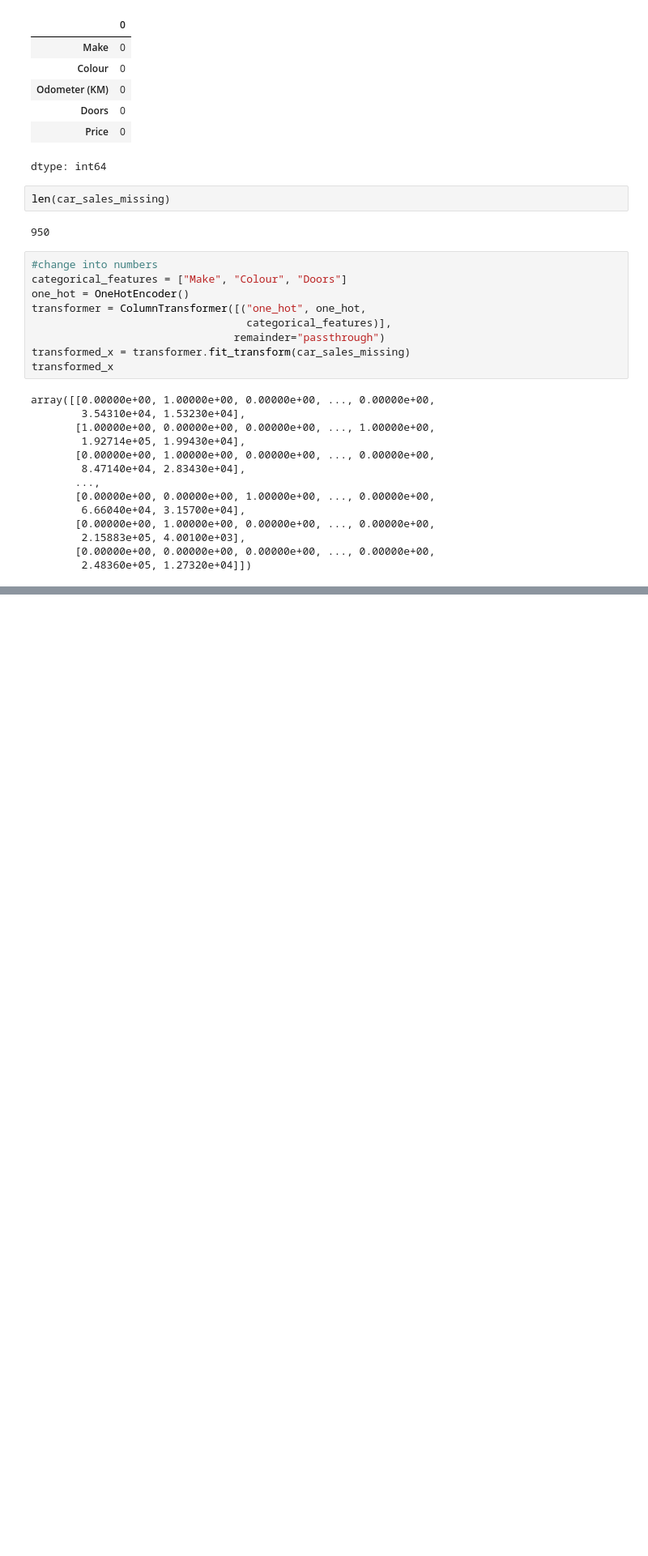
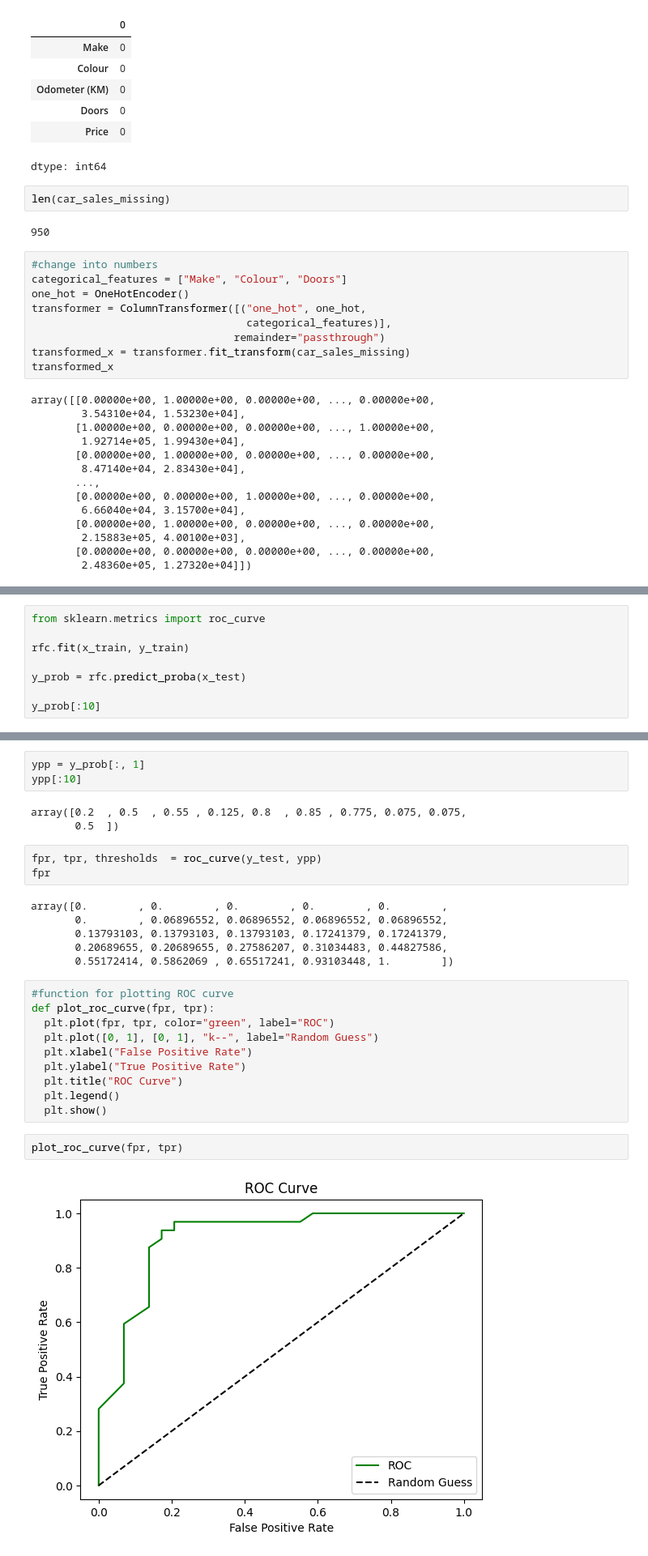
Before and after one commit to singhshahrahul/AI-ML, a Jupyter notebook: 04Scikitlearn.ipynb, the cells around one changed output, grey strips where cells are left out. Shown at 81% size. Saved outputs shown, nothing was run; the diff lists cells and outputs as text; blank space fills up the shorter version.

```diff
--- a/04Scikitlearn.ipynb
+++ b/04Scikitlearn.ipynb
@@ -368,0 +771,8 @@ array([[0.00000e+00, 1.00000e+00, 0.00000e+00, ..., 0.00000e+00,
+# %%
+from sklearn.metrics import roc_curve
+
+rfc.fit(x_train, y_train)
+
+y_prob = rfc.predict_proba(x_test)
+
+y_prob[:10]
@@ -368,0 +790,29 @@ array([[0.00000e+00, 1.00000e+00, 0.00000e+00, ..., 0.00000e+00,
+# %%
+ypp = y_prob[:, 1]
+ypp[:10]
+# %% [output]
+array([0.2  , 0.5  , 0.55 , 0.125, 0.8  , 0.85 , 0.775, 0.075, 0.075,
+       0.5  ])
+# %%
+fpr, tpr, thresholds  = roc_curve(y_test, ypp)
+fpr
+# %% [output]
+array([0.        , 0.        , 0.        , 0.        , 0.        ,
+       0.        , 0.06896552, 0.06896552, 0.06896552, 0.06896552,
+       0.13793103, 0.13793103, 0.13793103, 0.17241379, 0.17241379,
+       0.20689655, 0.20689655, 0.27586207, 0.31034483, 0.44827586,
+       0.55172414, 0.5862069 , 0.65517241, 0.93103448, 1.        ])
+# %%
+#function for plotting ROC curve
+def plot_roc_curve(fpr, tpr):
+  plt.plot(fpr, tpr, color="green", label="ROC")
+  plt.plot([0, 1], [0, 1], "k--", label="Random Guess")
+  plt.xlabel("False Positive Rate")
+  plt.ylabel("True Positive Rate")
+  plt.title("ROC Curve")
+  plt.legend()
+  plt.show()
+# %%
+plot_roc_curve(fpr, tpr)
+# %% [output]
+[figure, added]
```
Also changed, not shown: parts of 65 cells of this notebook.
